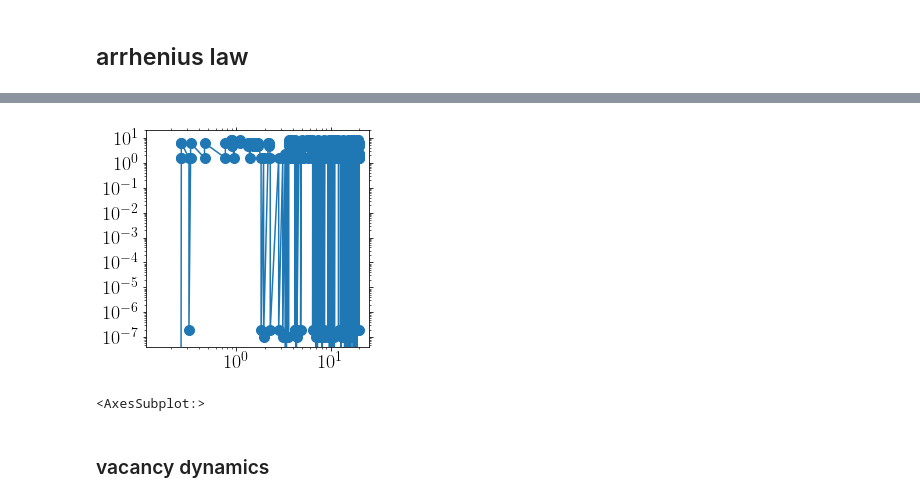
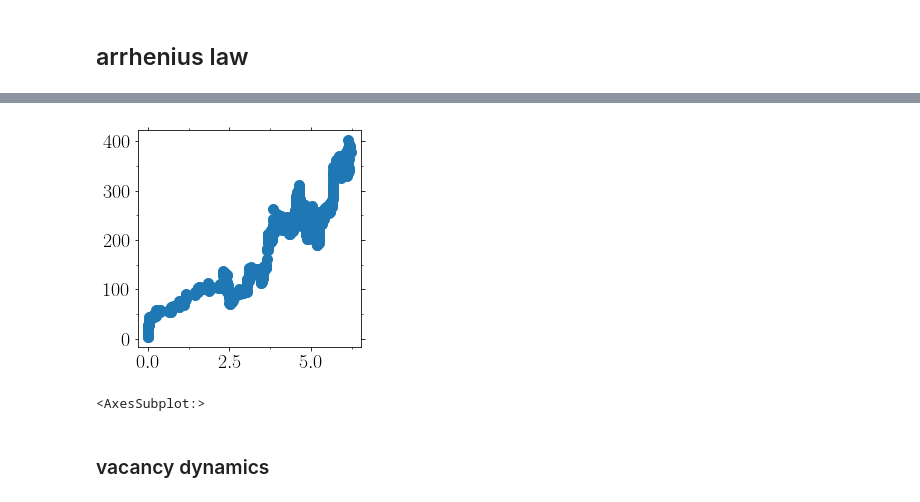
Before and after one commit to kkarimi62/hydrogenDiffusion, a Jupyter notebook: postproc/postproc.ipynb, the cells around one changed output, grey strips where cells are left out. Saved outputs shown, nothing was run; the diff lists cells and outputs as text; code cells hidden in the pictures.

```diff
--- a/postproc/postproc.ipynb
+++ b/postproc/postproc.ipynb
@@ -1503,11 +1493,11 @@ Temp=0,tau=0.002887059918700636
 # %%
 data = np.loadtxt('Diffusion.dat')
 nrow_skip = 2
 utl.PltErr(data[:,0][nrow_skip:],data[:,3][nrow_skip:],
-          xscale='log',yscale='log',
+#          xscale='log',yscale='log',
           )
 # %% [output]
-[figure, old version]
+[figure, new version]
 <AxesSubplot:>
 # %% [markdown]
 ### vacancy dynamics
```
Also changed, not shown: parts of 1 cell of this notebook, 1 other file.
